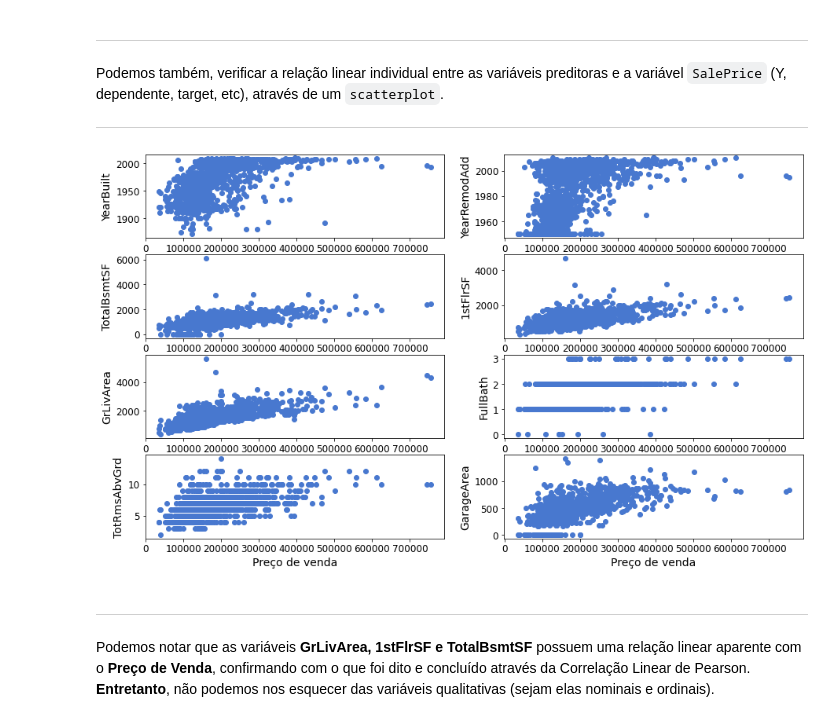
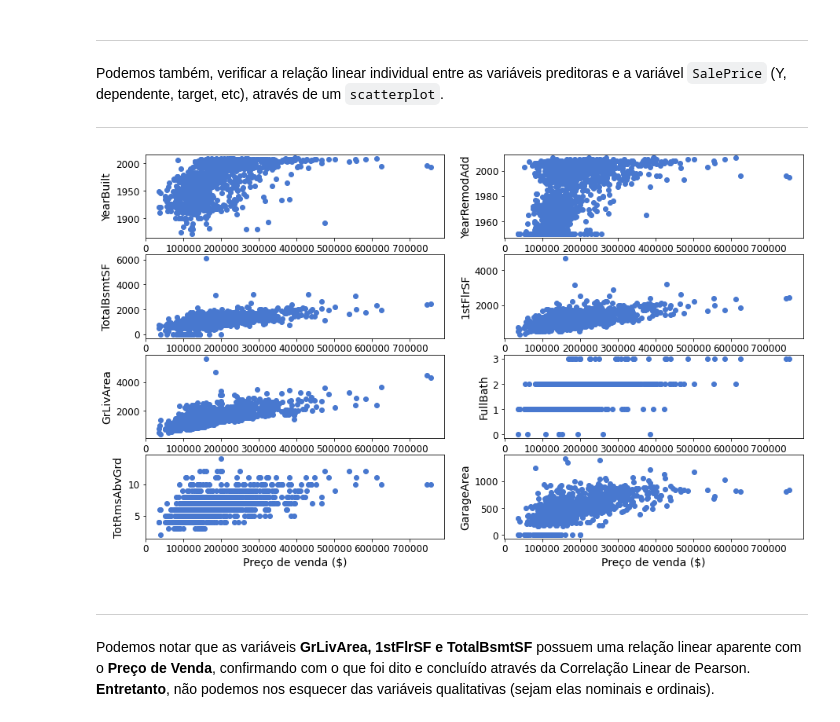
Before and after one commit to barbosarafael/Projetos, a Jupyter notebook: House Prices - Advanced Regression Techniques/notebook_house_prices.ipynb, the cells around one changed output. Saved outputs shown, nothing was run; the diff lists cells and outputs as text; code cells hidden in the pictures.

```diff
--- a/House Prices - Advanced Regression Techniques/notebook_house_prices.ipynb
+++ b/House Prices - Advanced Regression Techniques/notebook_house_prices.ipynb
@@ -469,7 +521,7 @@ plt.figure(figsize = [15, 9])
 plt.subplot(4, 2, 1)
 
 plt.scatter(treino["SalePrice"], treino["YearBuilt"])
-plt.xlabel("Preço de venda", fontsize = 14, color = "black")
+plt.xlabel("Preço de venda ($)", fontsize = 14, color = "black")
 plt.ylabel("YearBuilt", fontsize = 14, color = "black")
 plt.tick_params(axis = "x", labelsize = 12, labelcolor = "black")
 plt.tick_params(axis = "y", labelsize = 12, labelcolor = "black")
@@ -478,7 +530,7 @@ plt.subplot(4, 2, 2)
 
 
 plt.scatter(treino["SalePrice"], treino["YearRemodAdd"])
-plt.xlabel("Preço de venda", fontsize = 14, color = "black")
+plt.xlabel("Preço de venda ($)", fontsize = 14, color = "black")
 plt.ylabel("YearRemodAdd", fontsize = 14, color = "black")
 plt.tick_params(axis = "x", labelsize = 12, labelcolor = "black")
 plt.tick_params(axis = "y", labelsize = 12, labelcolor = "black")
@@ -488,7 +540,7 @@ plt.subplot(4, 2, 3)
 
 
 plt.scatter(treino["SalePrice"], treino["TotalBsmtSF"])
-plt.xlabel("Preço de venda", fontsize = 14, color = "black")
+plt.xlabel("Preço de venda ($)", fontsize = 14, color = "black")
 plt.ylabel("TotalBsmtSF", fontsize = 14, color = "black")
 plt.tick_params(axis = "x", labelsize = 12, labelcolor = "black")
 plt.tick_params(axis = "y", labelsize = 12, labelcolor = "black")
@@ -497,7 +549,7 @@ plt.tick_params(axis = "y", labelsize = 12, labelcolor = "black")
 plt.subplot(4, 2, 4)
 
 plt.scatter(treino["SalePrice"], treino["1stFlrSF"])
-plt.xlabel("Preço de venda", fontsize = 14, color = "black")
+plt.xlabel("Preço de venda ($)", fontsize = 14, color = "black")
 plt.ylabel("1stFlrSF", fontsize = 14, color = "black")
 plt.tick_params(axis = "x", labelsize = 12, labelcolor = "black")
 plt.tick_params(axis = "y", labelsize = 12, labelcolor = "black")
@@ -506,42 +558,42 @@ plt.tick_params(axis = "y", labelsize = 12, labelcolor = "black")
 plt.subplot(4, 2, 5)
 
 plt.scatter(treino["SalePrice"], treino["GrLivArea"])
-plt.xlabel("Preço de venda", fontsize = 14, color = "black")
+plt.xlabel("Preço de venda ($)", fontsize = 14, color = "black")
 plt.ylabel("GrLivArea", fontsize = 14, color = "black")
 plt.tick_params(axis = "x", labelsize = 12, labelcolor = "black")
 plt.tick_params(axis = "y", labelsize = 12, labelcolor = "black")
 
 
 plt.subplot(4, 2, 6)
 
 plt.scatter(treino["SalePrice"], treino["FullBath"])
-plt.xlabel("Preço de venda", fontsize = 14, color = "black")
+plt.xlabel("Preço de venda ($)", fontsize = 14, color = "black")
 plt.ylabel("FullBath", fontsize = 14, color = "black")
 plt.tick_params(axis = "x", labelsize = 12, labelcolor = "black")
 plt.tick_params(axis = "y", labelsize = 12, labelcolor = "black")
 
 
 plt.subplot(4, 2, 7)
 
 plt.scatter(treino["SalePrice"], treino["TotRmsAbvGrd"])
-plt.xlabel("Preço de venda", fontsize = 14, color = "black")
+plt.xlabel("Preço de venda ($)", fontsize = 14, color = "black")
 plt.ylabel("TotRmsAbvGrd", fontsize = 14, color = "black")
 plt.tick_params(axis = "x", labelsize = 12, labelcolor = "black")
 plt.tick_params(axis = "y", labelsize = 12, labelcolor = "black")
 
 
 plt.subplot(4, 2, 8)
 
 plt.scatter(treino["SalePrice"], treino["GarageArea"])
-plt.xlabel("Preço de venda", fontsize = 14, color = "black")
+plt.xlabel("Preço de venda ($)", fontsize = 14, color = "black")
 plt.ylabel("GarageArea", fontsize = 14, color = "black")
 plt.tick_params(axis = "x", labelsize = 12, labelcolor = "black")
 plt.tick_params(axis = "y", labelsize = 12, labelcolor = "black")
 
 
 plt.show()
 # %% [output]
-[figure, old version]
+[figure, new version]
 # %% [markdown]
 ---
 
```
Also changed, not shown: parts of 5 cells of this notebook.
